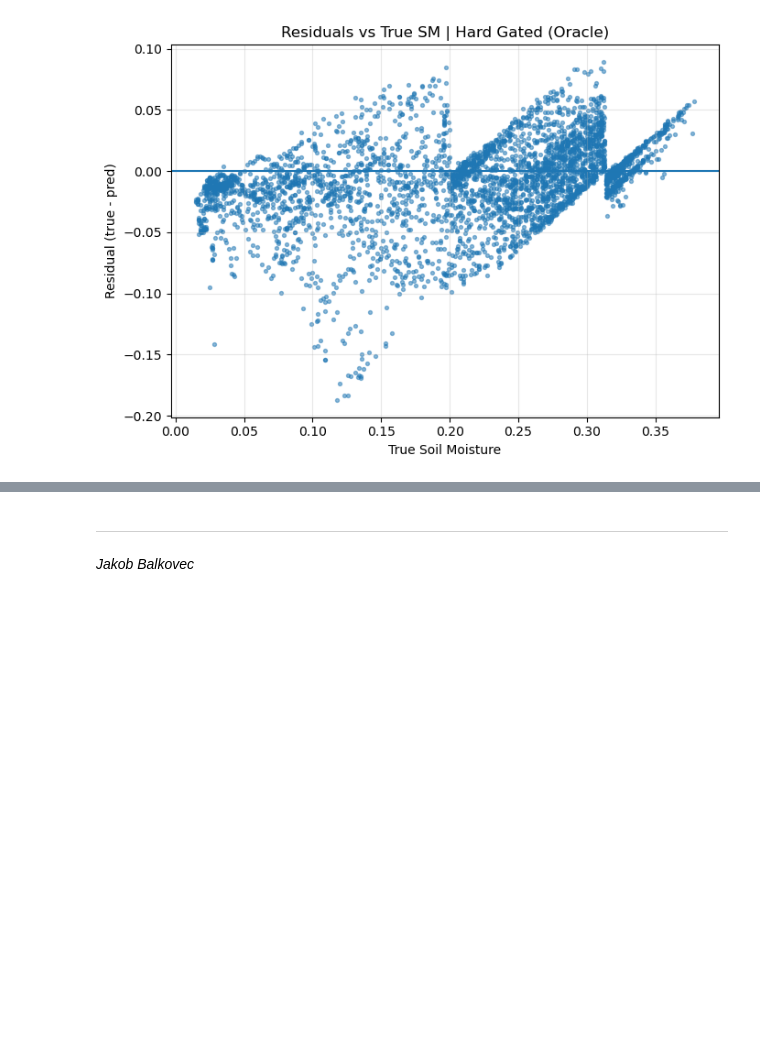
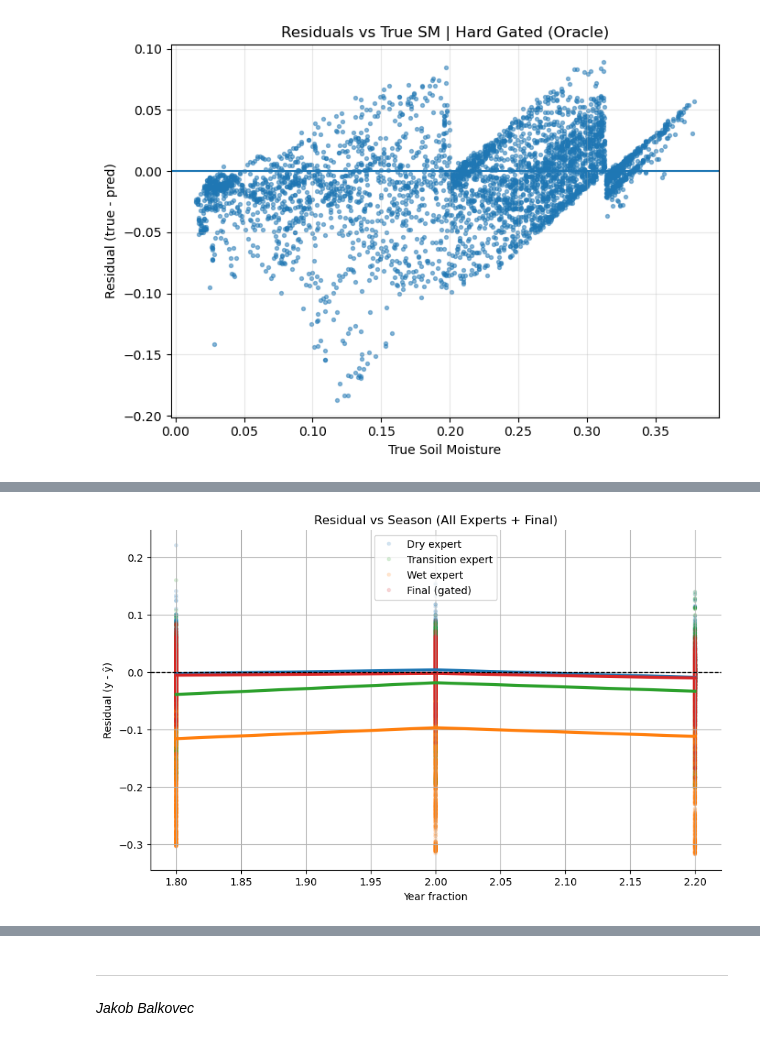
Before and after one commit to KerryCheon/MDR-Project, a Jupyter notebook: Models/Temporal/v20/v20.3/MDR-v20.3.ipynb, the cells around one changed output, grey strips where cells are left out. Cells and saved outputs as stored; diff of their text form; code cells hidden in the pictures; blank space fills up the shorter version.

```diff
--- a/Models/Temporal/v20/v20.3/MDR-v20.3.ipynb
+++ b/Models/Temporal/v20/v20.3/MDR-v20.3.ipynb
@@ -985,0 +1121,44 @@ The data generating process is regime-dependent, but regime is not linearly sepa
+# %%
+if "year_frac" in dfp.columns:
+    df_season = dfp.melt(
+        id_vars=["year_frac"],
+        value_vars=["resid_dry", "resid_transition", "resid_wet", "resid_final"],
+        var_name="model",
+        value_name="resid"
+    )
+
+    df_season["model"] = df_season["model"].map({
+        "resid_dry": "Dry expert",
+        "resid_transition": "Transition expert",
+        "resid_wet": "Wet expert",
+        "resid_final": "Final (gated)",
+    })
+
+    plt.figure(figsize=(10, 6))
+
+    sns.scatterplot(
+        data=df_season,
+        x="year_frac", y="resid",
+        hue="model", palette=palette,
+        alpha=0.2, s=16, linewidth=0
+    )
+
+    for m in ["Dry expert", "Transition expert", "Wet expert", "Final (gated)"]:
+        sns.regplot(
+            data=df_season[df_season["model"] == m],
+            x="year_frac", y="resid",
+            scatter=False,
+            lowess=True,
+            color=palette[m],
+            line_kws={"linewidth": 3}
+        )
+
+    plt.axhline(0, color="black", linestyle="--", linewidth=1)
+    plt.xlabel("Year fraction")
+    plt.ylabel("Residual (y - ŷ)")
+    plt.title("Residual vs Season (All Experts + Final)")
+    sns.despine()
+    plt.legend(title="", frameon=True)
+    plt.show()
+# %% [output]
+[figure, added]
```
Also changed, not shown: parts of 16 cells of this notebook, 5 other files.
